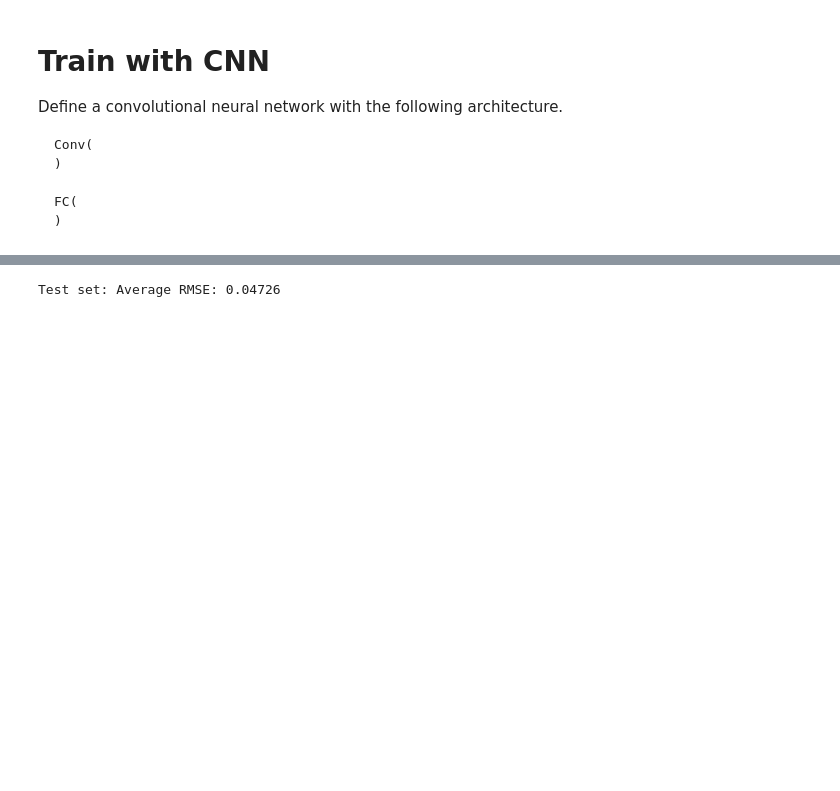
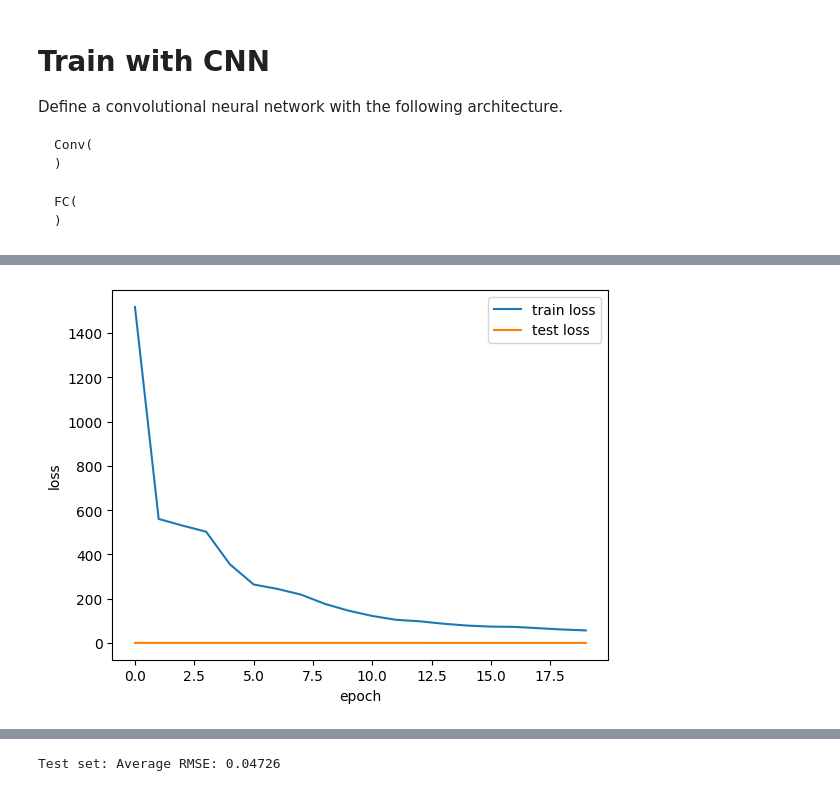
Before and after one commit to PengfanZ/intro-to-ml-project, a Jupyter notebook: ml_project.ipynb, the cells around one changed output, grey strips where cells are left out. Drawn from its saved outputs; the diff is of its cells as text; code cells hidden in the pictures; blank space fills up the shorter version.

Commit message:
visualize

```diff
--- a/ml_project.ipynb
+++ b/ml_project.ipynb
@@ -238,11 +238,12 @@ def train(epoch, model, optimizer):
         permutation_order (1D torch array): order of the permutation (default: None)
     """
     model.train()
+    loss_per_epoch = 0
     for batch_idx, ((img0, img1, img2, depth, field_id), target) in enumerate(train_dataloader):
         # send three images to device
-        # data = torch.cat((img0, img1, img2, depth), dim=1).to(device)
+        data = torch.cat((img0, img1, img2, depth), dim=1).to(device)
         # only send img0 to device
-        data = img0.to(device)
+        # data = img0.to(device)
         # send target to device
         target = target.to(device)
         # data, target = img0.to(device), target.to(device)
@@ -261,6 +262,8 @@ def train(epoch, model, optimizer):
             print('Train Epoch: {} [{}/{} ({:.0f}%)]\tLoss: {:.6f}'.format(
             epoch, batch_idx * len(data), len(train_dataloader.dataset),
             100. * batch_idx / len(train_dataloader), loss.item()))
+        loss_per_epoch += loss.item()
+    return loss_per_epoch / len(train_dataloader)
 # %%
 # test the model
 def test(model):
@@ -269,9 +272,9 @@ def test(model):
 
     for batch_idx, ((img0, img1, img2, depth, field_id), target) in enumerate(test_dataloader):
         # send three images to device
-        # data = torch.cat((img0, img1, img2, depth), dim=1).to(device)
+        data = torch.cat((img0, img1, img2, depth), dim=1).to(device)
         # only send img0 to device
-        data = img0.to(device)
+        # data = img0.to(device)
 
         target = target.to(device)
 
@@ -282,13 +285,14 @@ def test(model):
 
     test_loss /= len(test_dataloader.dataset)
     print('Test set: Average RMSE: {:.5f}'.format(test_loss))
+    return test_loss
 # %%
 # Training settings
 # number of feature maps
 conv_features = 256
 # number of input channels
 # input_channels = 6
-input_channels = 3
+input_channels = 12
 fc_features = 4096
 output_size = 12
 
@@ -307,8 +311,25 @@ optimizer = optim.Adam(model_cnn.parameters(), lr = lr) # create optimizer
 # optimizer = optim.SGD(params = model_cnn.parameters(), lr = 0.01, momentum = 0.5) # use SGD with learning rate 0.01 and momentum 0.5
 # print('Number of parameters: {}'.format(get_n_params(model_cnn)))
 
+# prepare the data for graph
+train_loss = []
+test_loss = []
+x_epoch = []
+
 for epoch in range(0, 20):
-    train(epoch, model_cnn, optimizer)
-    test(model_cnn)
+    train_l = train(epoch, model_cnn, optimizer)
+    test_l = test(model_cnn)
+    # test(model_cnn)
+    train_loss.append(train_l)
+    test_loss.append(test_l)
+    x_epoch.append(epoch)
     # scheduler.step()
+
+# plot the graph
+plt.plot(x_epoch, train_loss, label='train loss')
+plt.plot(x_epoch, test_loss, label='test loss')
+plt.xlabel('epoch')
+plt.ylabel('loss')
+plt.legend()
+plt.show()
 # %% [output]
@@ -331,0 +354,10 @@ Test set: Average RMSE: 0.04711
+# %%
+import matplotlib.pyplot as plt
+plt.plot(x_epoch, train_loss, label='train loss')
+plt.plot(x_epoch, test_loss, label='test loss')
+plt.xlabel('epoch')
+plt.ylabel('loss')
+plt.legend()
+plt.show()
+# %% [output]
+[figure, added]
```
Also changed, not shown: parts of 3 cells of this notebook, 2 other files.
